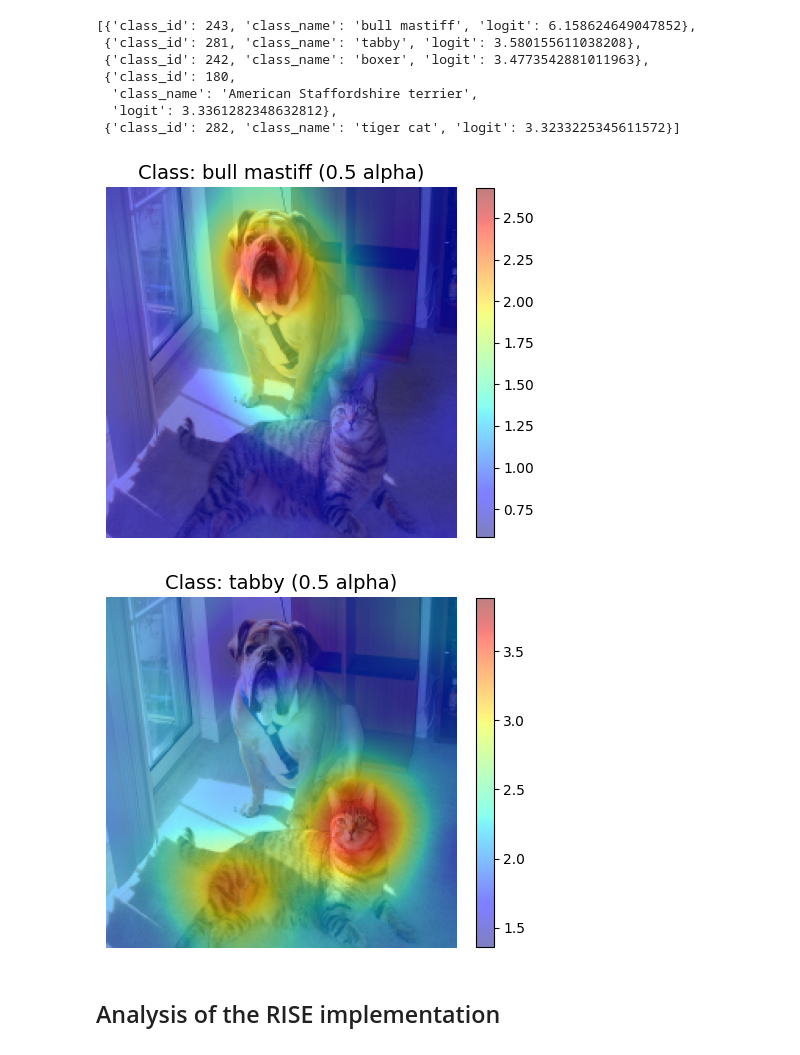
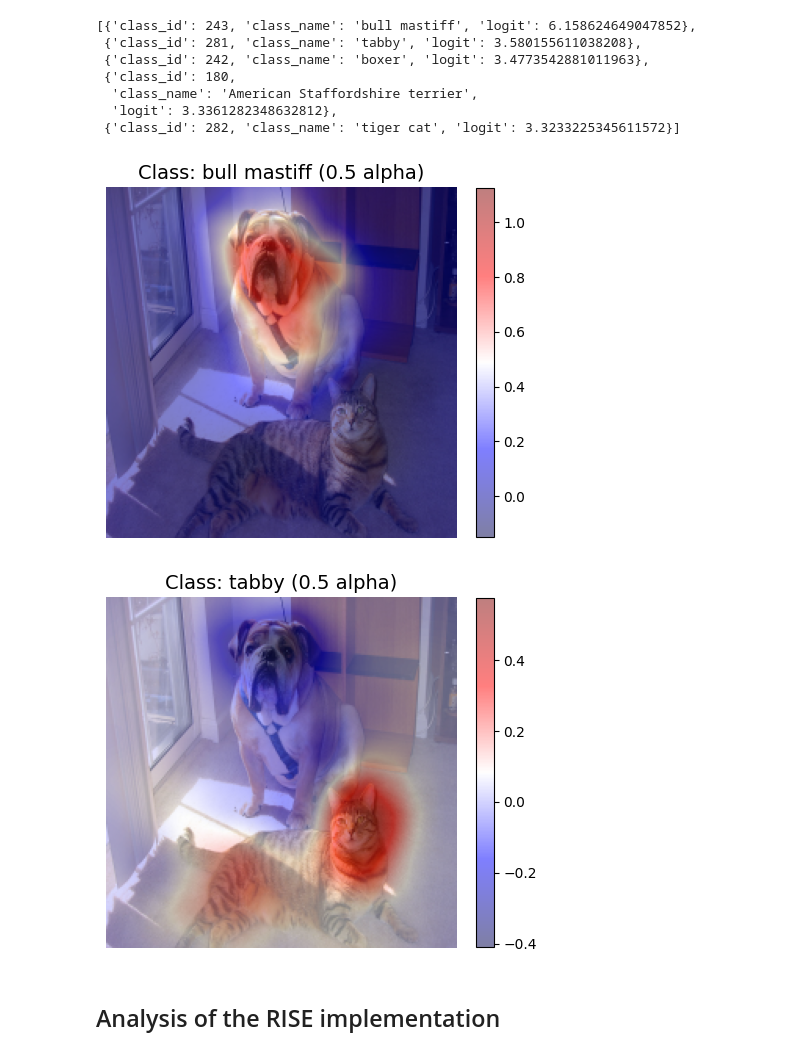
Before and after one commit to muratozturk1337/B-RISE, a Jupyter notebook: notebooks/main.ipynb, the cells around one changed output. Cells and saved outputs as stored; diff of their text form; code cells hidden in the pictures.

```diff
--- a/notebooks/main.ipynb
+++ b/notebooks/main.ipynb
@@ -59,13 +55,13 @@ topk
 # %%
 sal = rise(img_x)
 # %%
-sal_map1 = utils.draw_saliency_overlay(img, sal, topk, k=0, norm_mode="minmax", alpha=0.5)
+sal_map1 = utils.draw_saliency_overlay(img, sal, topk, k=0, norm_mode="minmax", alpha=0.5, cmap="seismic")
 # %% [output]
-[figure, old version]
+[figure, new version]
 # %%
-sal_map2 = utils.draw_saliency_overlay(img, sal, topk, k=1, norm_mode="minmax", alpha=0.5)
+sal_map2 = utils.draw_saliency_overlay(img, sal, topk, k=1, norm_mode="minmax", alpha=0.5, cmap="seismic")
 # %% [output]
-[figure, old version]
+[figure, new version]
 # %% [markdown]
 ## Analysis of the RISE implementation
 # %% [markdown]
```
Also changed, not shown: parts of 6 cells of this notebook, 17 other files.
